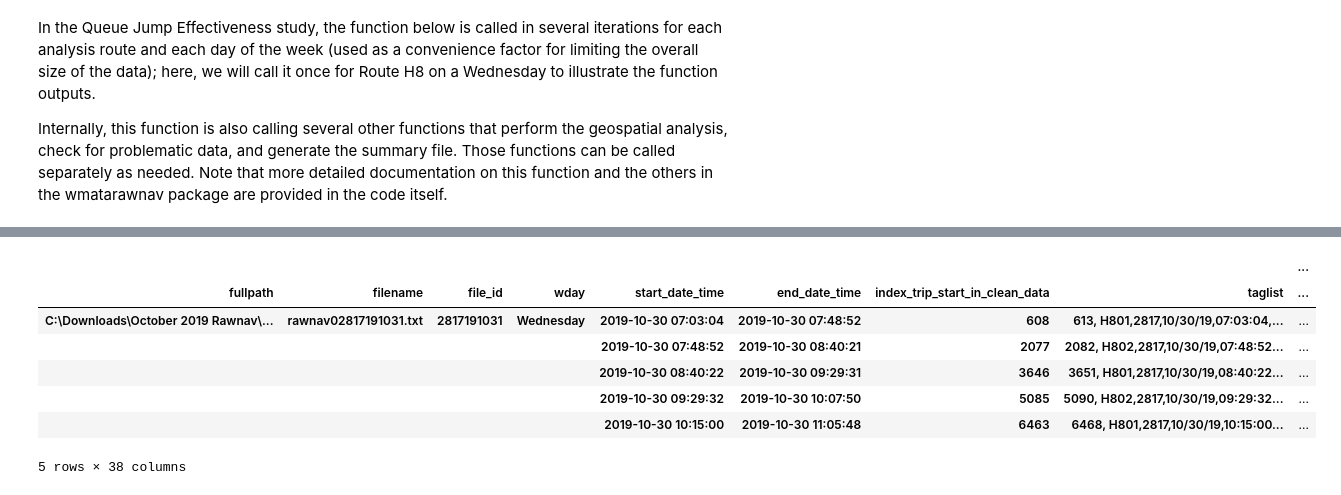
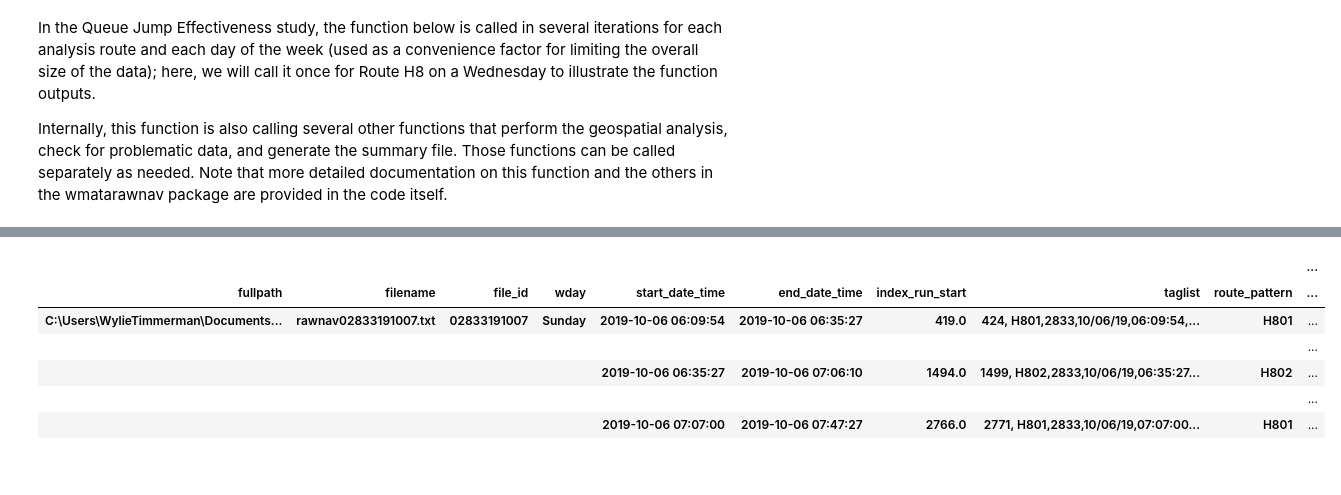
Before and after one commit to wmata-plan/WMATA_AVL, a Jupyter notebook: analysis/exploratory/02_Relate_rawnav_to_other_sources.ipynb, the cells around one changed output, grey strips where cells are left out. Cells and saved outputs as stored; diff of their text form; code cells hidden in the pictures.

Commit message:
Updates notebook 2 to use new datasources and updated methods. Will add some maps and other business later

```diff
--- a/analysis/exploratory/02_Relate_rawnav_to_other_sources.ipynb
+++ b/analysis/exploratory/02_Relate_rawnav_to_other_sources.ipynb
@@ -144,0 +149,8 @@ rawnav_summary_dat.route = rawnav_summary_dat.route.astype(str)
+# %%
+rawnav_summary_dat = rawnav_summary_dat.query('not (run_duration_from_sec < 600 | dist_odom_mi < 2)')
+
+rawnav_summary_keys_col = rawnav_summary_dat[['filename', 'index_run_start']]
+
+rawnav_qjump_dat = rawnav_dat.merge(rawnav_summary_keys_col,
+                                    on=['filename', 'index_run_start'],
+                                    how='right')
@@ -145,3 +159,9 @@ rawnav_summary_dat.route = rawnav_summary_dat.route.astype(str)
+# %%
+rawnav_qjump_gdf = gpd.GeoDataFrame(
+                        rawnav_qjump_dat,
+                        geometry=gpd.points_from_xy(rawnav_qjump_dat.long, rawnav_qjump_dat.lat),
+                        crs='EPSG:4326')\
+                      .to_crs(epsg=wmata_crs)
 # %% [markdown]
 ## 5. Relate to WMATA Schedule Data
 
@@ -151,6 +171,13 @@ In lieu of rerunning the `wmatarawnav` function `read_sched_db_patterns` to extr
 # %%
-wmata_schedule_dat = pd.read_csv(os.path.join(path_demo_data,"02_notebook_data","wmata_schedule_data_q_jump_routes.csv"),
-                                index_col = 0).reset_index(drop=True)
+wmata_schedule_dat = (pd.read_csv(os.path.join(path_demo_data,"02_notebook_data","wmata_schedule_data_q_jump_routes.csv"),
+                                 index_col = 0)
+                      .reset_index(drop=True))
+
+wmata_schedule_gdf = gpd.GeoDataFrame(
+            wmata_schedule_dat,
+            geometry = gpd.points_from_xy(wmata_schedule_dat.stop_lon,wmata_schedule_dat.stop_lat),
+            crs='EPSG:4326').\
+            to_crs(epsg=wmata_crs)
 
 wmata_schedule_dat.head()
 # %% [output]
@@ -170,11 +198,11 @@ In the Queue Jump Effectiveness study, the function below is called in several i
 
 Internally, this function is also calling several other functions that perform the geospatial analysis, check for problematic data, and generate the summary file. Those functions can be called separately as needed. Note that more detailed documentation on this function and the others in the wmatarawnav package are provided in the code itself.
 # %%
- wmata_schedule_based_sum_dat, nearest_rawnav_point_to_wmata_schedule_correct_stop_order_dat = \
-            wr.parent_merge_rawnav_wmata_schedule(
-                analysis_route_= 'H8',
-                analysis_day_= 'Wednesday',
-                rawnav_dat_=rawnav_qjump_dat,
-                rawnav_sum_dat_=rawnav_summary_dat,
-                wmata_schedule_dat_=wmata_schedule_dat)
+stop_summary, stop_index = \
+    wr.merge_rawnav_wmata_schedule(
+        analysis_route_=analysis_routes,
+        analysis_day_=analysis_days,
+        rawnav_dat_=rawnav_qjump_gdf,
+        rawnav_sum_dat_=rawnav_summary_dat,
+        wmata_schedule_dat_=wmata_schedule_gdf)
 # %% [output]
@@ -194,11 +218,10 @@ First, the run-level summary file is shown below. Notes for select fields are pr
 # %%
-wmata_schedule_based_sum_dat.head()
+stop_summary.head()
 # %% [output]
-|  |  |  |  |  |  |  |  | ... |
-| fullpath | filename | file_id | wday | start_date_time | end_date_time | index_trip_start_in_clean_data | taglist | ... |
-| C:\Downloads\October 2019 Rawnav\... | rawnav02817191031.txt | 2817191031 | Wednesday | 2019-10-30 07:03:04 | 2019-10-30 07:48:52 | 608 | 613, H801,2817,10/30/19,07:03:04,... | ... |
-|  |  |  |  | 2019-10-30 07:48:52 | 2019-10-30 08:40:21 | 2077 | 2082, H802,2817,10/30/19,07:48:52... | ... |
-|  |  |  |  | 2019-10-30 08:40:22 | 2019-10-30 09:29:31 | 3646 | 3651, H801,2817,10/30/19,08:40:22... | ... |
-|  |  |  |  | 2019-10-30 09:29:32 | 2019-10-30 10:07:50 | 5085 | 5090, H802,2817,10/30/19,09:29:32... | ... |
-|  |  |  |  | 2019-10-30 10:15:00 | 2019-10-30 11:05:48 | 6463 | 6468, H801,2817,10/30/19,10:15:00... | ... |
+|  |  |  |  |  |  |  |  |  | ... |
+| fullpath | filename | file_id | wday | start_date_time | end_date_time | index_run_start | taglist | route_pattern | ... |
+| C:\Users\WylieTimmerman\Documents... | rawnav02833191007.txt | 02833191007 | Sunday | 2019-10-06 06:09:54 | 2019-10-06 06:35:27 | 419.0 | 424, H801,2833,10/06/19,06:09:54,... | H801 | ... |
+|  |  |  |  |  |  |  |  |  | ... |
+|  |  |  |  | 2019-10-06 06:35:27 | 2019-10-06 07:06:10 | 1494.0 | 1499, H802,2833,10/06/19,06:35:27... | H802 | ... |
+|  |  |  |  |  |  |  |  |  | ... |
+|  |  |  |  | 2019-10-06 07:07:00 | 2019-10-06 07:47:27 | 2766.0 | 2771, H801,2833,10/06/19,07:07:00... | H801 | ... |
-5 rows × 38 columns
```
Also changed, not shown: parts of 22 cells of this notebook, 12 other files.
